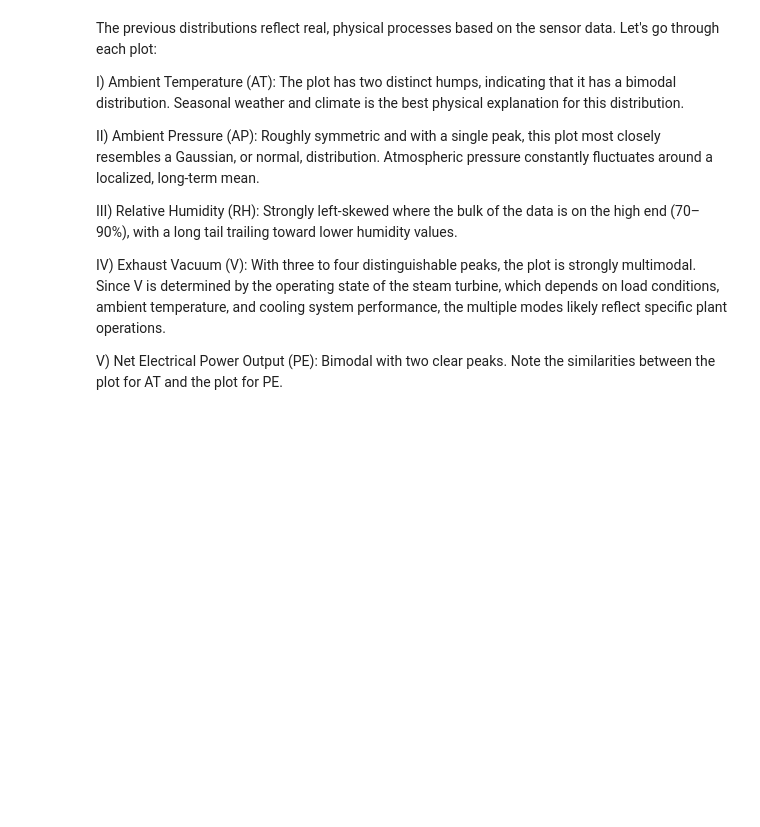
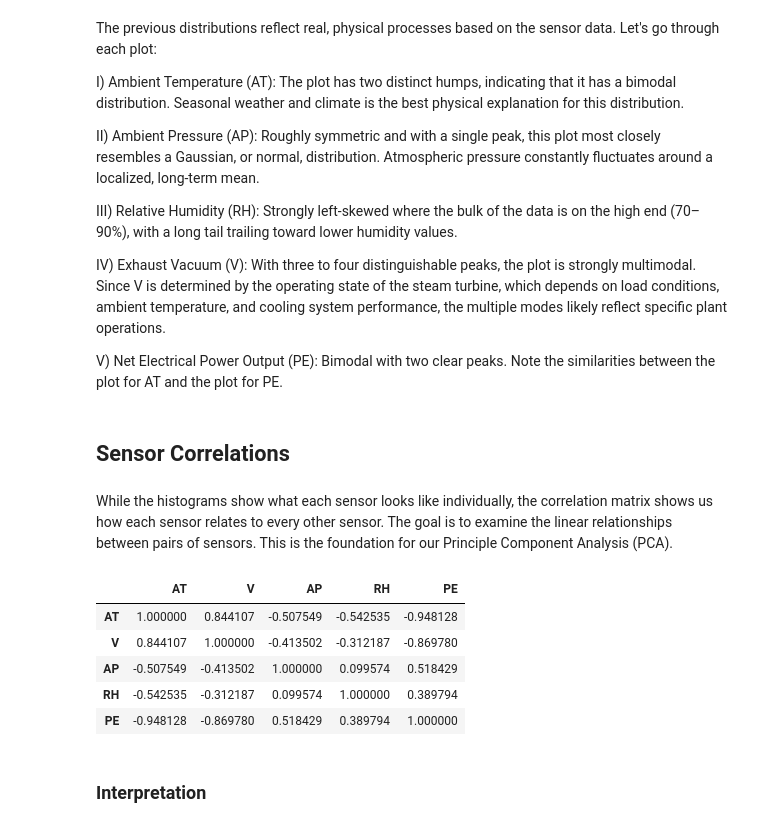
Before and after one commit to whaleyad94/Nuclear-Instrumentation-Health-Monitoring-System, a Jupyter notebook: notebooks/01_data_exploration.ipynb, the cells around one changed output. Drawn from its saved outputs; the diff is of its cells as text; code cells hidden in the pictures; blank space fills up the shorter version.

Commit message:
Generated Correlation Matrix for all parameters

```diff
--- a/notebooks/01_data_exploration.ipynb
+++ b/notebooks/01_data_exploration.ipynb
@@ -177,3 +178,19 @@ III) Relative Humidity (RH): Strongly left-skewed where the bulk of the data is
 IV) Exhaust Vacuum (V): With three to four distinguishable peaks, the plot is strongly multimodal. Since V is determined by the operating state of the steam turbine, which depends on load conditions, ambient temperature, and cooling system performance, the multiple modes likely reflect specific plant operations.
 
 V) Net Electrical Power Output (PE): Bimodal with two clear peaks. Note the similarities between the plot for AT and the plot for PE.
+# %% [markdown]
+## Sensor Correlations
+# %% [markdown]
+While the histograms show what each sensor looks like individually, the correlation matrix shows us how each sensor relates to every other sensor. The goal is to examine the linear relationships between pairs of sensors. This is the foundation for our Principle Component Analysis (PCA).
+# %%
+correlation_matrix = df.corr()
+df.corr()
+# %% [output]
+|  | AT | V | AP | RH | PE |
+| AT | 1.000000 | 0.844107 | -0.507549 | -0.542535 | -0.948128 |
+| V | 0.844107 | 1.000000 | -0.413502 | -0.312187 | -0.869780 |
+| AP | -0.507549 | -0.413502 | 1.000000 | 0.099574 | 0.518429 |
+| RH | -0.542535 | -0.312187 | 0.099574 | 1.000000 | 0.389794 |
+| PE | -0.948128 | -0.869780 | 0.518429 | 0.389794 | 1.000000 |
+# %% [markdown]
+### Interpretation
```
Also changed, not shown: parts of 1 cell of this notebook.
